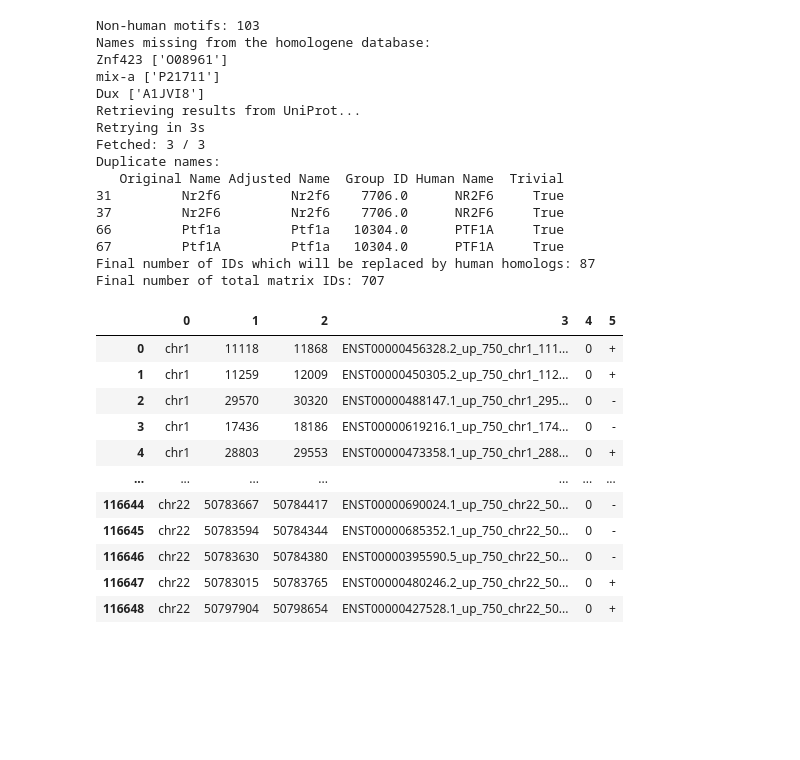
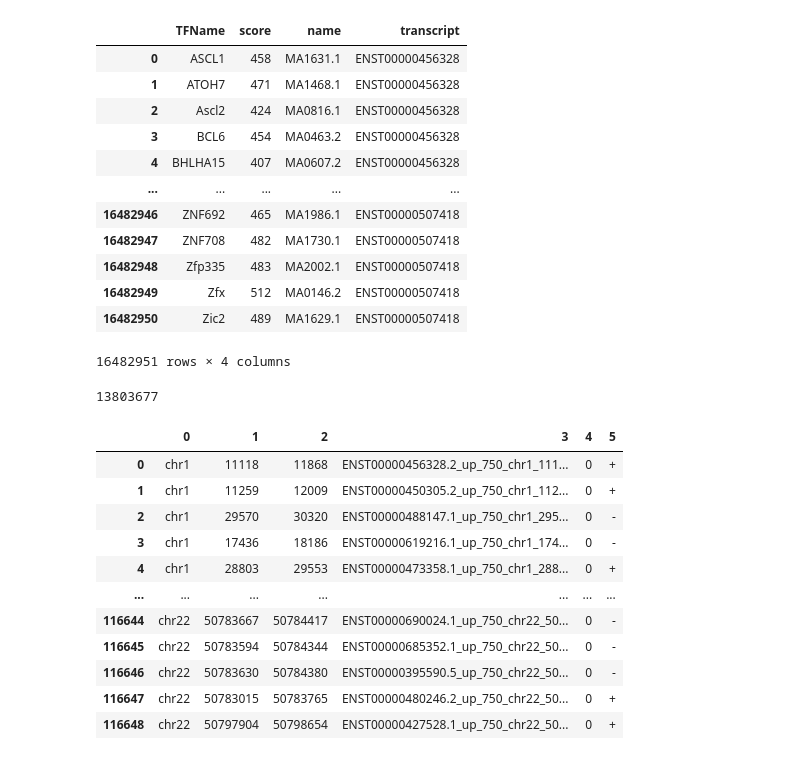
Before and after one commit to kuijjerlab/sponge, a Jupyter notebook: testing.ipynb, the cells around one changed output. Saved outputs shown, nothing was run; the diff lists cells and outputs as text; code cells hidden in the pictures; blank space fills up the shorter version.

Commit message:
Implement motif filtering, add improvements

```diff
--- a/testing.ipynb
+++ b/testing.ipynb
@@ -13,19 +56,16 @@ Motifs without heterodimers: 723
 # %%
-spring_obj.find_human_homologs()
+spring_obj.all_edges
 # %% [output]
+|  | TFName | score | name | transcript |
+| 0 | ASCL1 | 458 | MA1631.1 | ENST00000456328 |
+| 1 | ATOH7 | 471 | MA1468.1 | ENST00000456328 |
+| 2 | Ascl2 | 424 | MA0816.1 | ENST00000456328 |
+| 3 | BCL6 | 454 | MA0463.2 | ENST00000456328 |
+| 4 | BHLHA15 | 407 | MA0607.2 | ENST00000456328 |
+| ... | ... | ... | ... | ... |
+| 16482946 | ZNF692 | 465 | MA1986.1 | ENST00000507418 |
+| 16482947 | ZNF708 | 482 | MA1730.1 | ENST00000507418 |
+| 16482948 | Zfp335 | 483 | MA2002.1 | ENST00000507418 |
+| 16482949 | Zfx | 512 | MA0146.2 | ENST00000507418 |
+| 16482950 | Zic2 | 489 | MA1629.1 | ENST00000507418 |
-Non-human motifs: 103
-Names missing from the homologene database:
-Znf423 ['O08961']
-mix-a ['P21711']
-Dux ['A1JVI8']
-Retrieving results from UniProt...
-Retrying in 3s
-Fetched: 3 / 3
-Duplicate names:
-   Original Name Adjusted Name  Group ID Human Name  Trivial
-31         Nr2f6         Nr2f6    7706.0      NR2F6     True
-37         Nr2F6         Nr2f6    7706.0      NR2F6     True
-66         Ptf1a         Ptf1a   10304.0      PTF1A     True
-67         Ptf1A         Ptf1a   10304.0      PTF1A     True
-Final number of IDs which will be replaced by human homologs: 87
-Final number of total matrix IDs: 707
+16482951 rows × 4 columns
@@ -32,3 +76,7 @@ Final number of total matrix IDs: 707
+# %%
+open('test.tsv', 'w').write(r.text)
+# %% [output]
+13803677
 # %%
 tf_names_list = [i.name for i in spring_obj.motifs if i.matrix_id in spring_obj.matrix_ids]
 # %%
```
Also changed, not shown: parts of 4 cells of this notebook, 4 other files.
